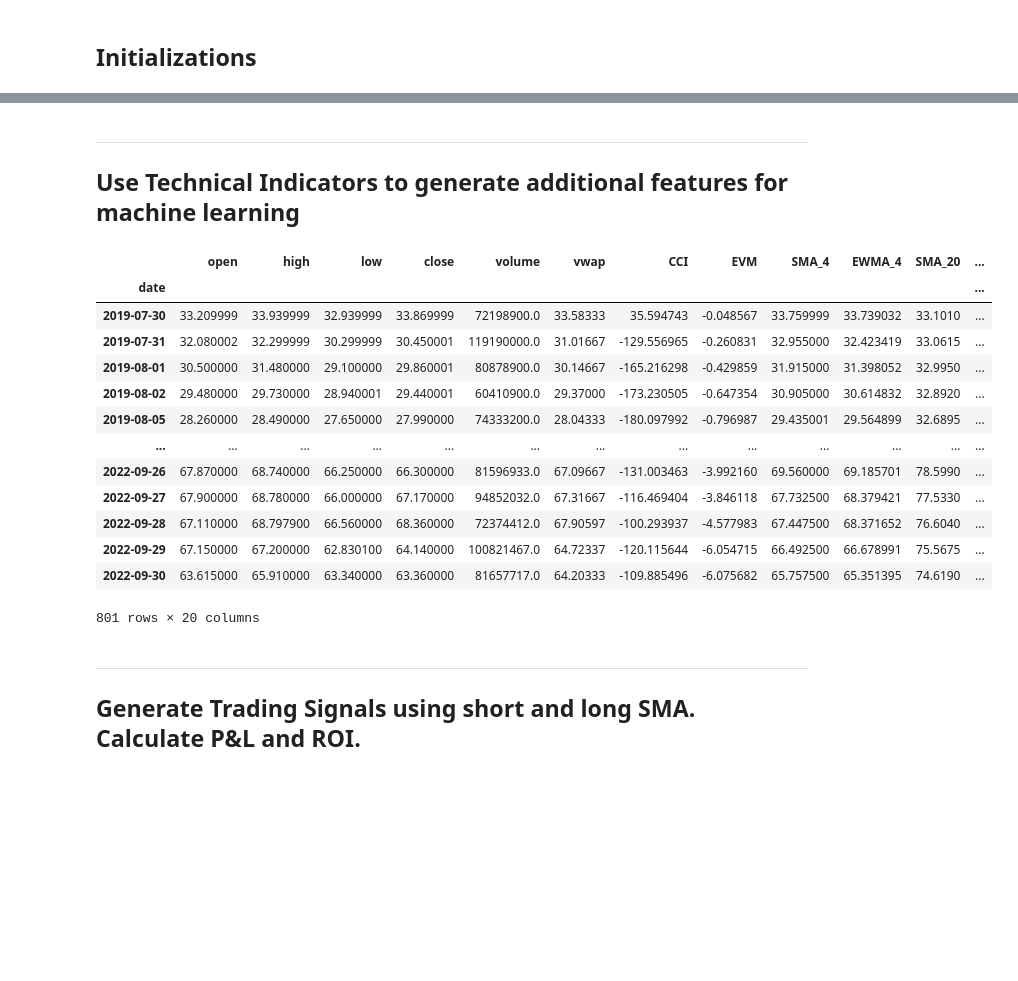
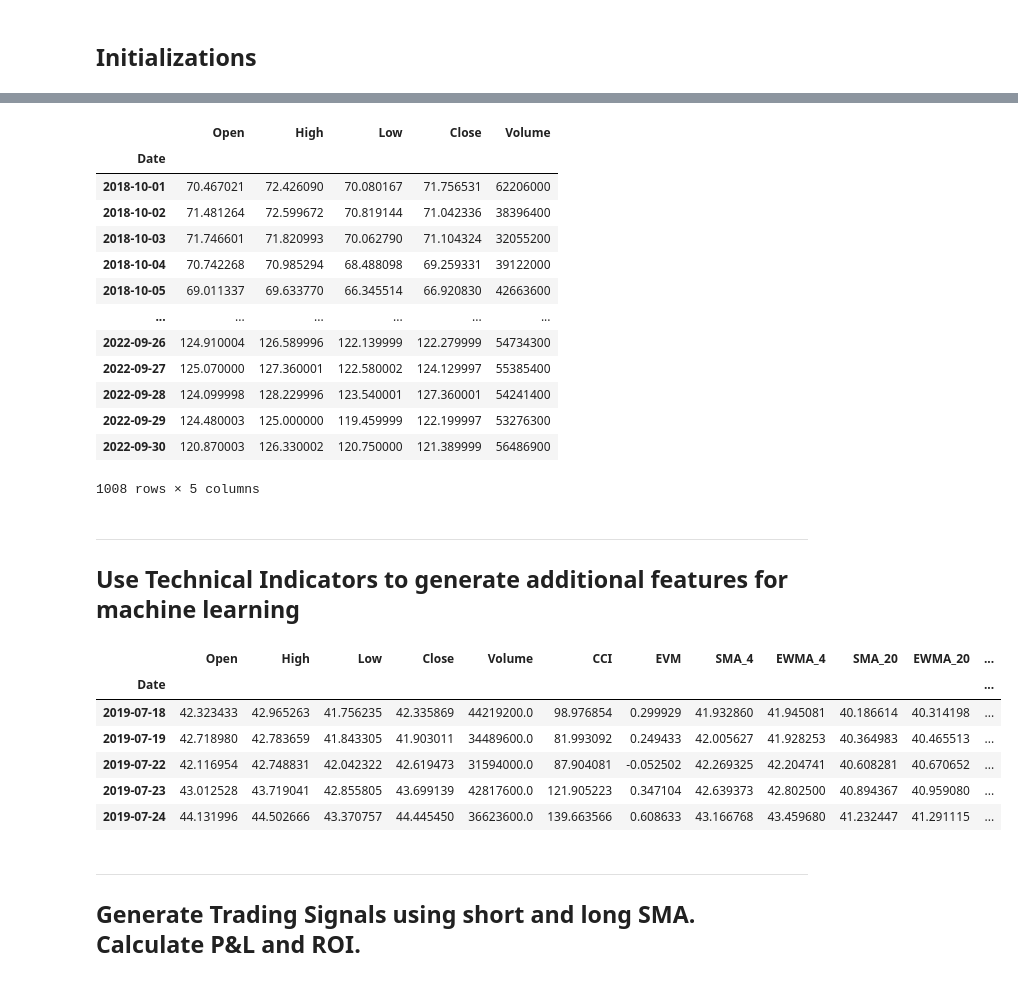
Before and after one commit to jamestan8292/Trading_Bot, a Jupyter notebook: main_ml.ipynb, the cells around one changed output, grey strips where cells are left out. Drawn from its saved outputs; the diff is of its cells as text; code cells hidden in the pictures; blank space fills up the shorter version.

```diff
--- a/main_ml.ipynb
+++ b/main_ml.ipynb
@@ -46,9 +30,12 @@ alpaca = tradeapi.REST(alpaca_api_key, alpaca_secret_key, api_version = "v2")
 # %% [markdown]
 ## Initializations
 # %%
-ticker = 'AMD'
+ticker = 'NVDA'
+stock_data_period = '4y'
+stock_data_interval = '1d'
 
-filepath = ('./Resources/' + str(ticker) +'_data.csv') # daily data
+outfile = ('./Resources/' + str(ticker) +'_out.csv') # output data for review
+
 num_periods = "1000"
 timeframe = "1Day"
 short_window = 4
@@ -114,31 +52,47 @@ data
+# %%
+# Get live stock data
+df = pd.DataFrame()
+df = df.ta.ticker(ticker, period = stock_data_period, interval = stock_data_interval)
+df.drop(columns=['Dividends', 'Stock Splits'],inplace=True,axis=1)
+df
+# %% [output]
+|  | Open | High | Low | Close | Volume |
+| Date |  |  |  |  |  |
+| 2018-10-01 | 70.467021 | 72.426090 | 70.080167 | 71.756531 | 62206000 |
+| 2018-10-02 | 71.481264 | 72.599672 | 70.819144 | 71.042336 | 38396400 |
+| 2018-10-03 | 71.746601 | 71.820993 | 70.062790 | 71.104324 | 32055200 |
+| 2018-10-04 | 70.742268 | 70.985294 | 68.488098 | 69.259331 | 39122000 |
+| 2018-10-05 | 69.011337 | 69.633770 | 66.345514 | 66.920830 | 42663600 |
+| ... | ... | ... | ... | ... | ... |
+| 2022-09-26 | 124.910004 | 126.589996 | 122.139999 | 122.279999 | 54734300 |
+| 2022-09-27 | 125.070000 | 127.360001 | 122.580002 | 124.129997 | 55385400 |
+| 2022-09-28 | 124.099998 | 128.229996 | 123.540001 | 127.360001 | 54241400 |
+| 2022-09-29 | 124.480003 | 125.000000 | 119.459999 | 122.199997 | 53276300 |
+| 2022-09-30 | 120.870003 | 126.330002 | 120.750000 | 121.389999 | 56486900 |
+1008 rows × 5 columns
 # %% [markdown]
 ___
 ## Use Technical Indicators to generate additional features for machine learning
 # %%
 # Add technical indicators to dataframe
-data = ti.CCI(data, CCI_period) # Feature - CCI (Commodity Channel Index)
-data = ti.EVM(data, EVM_period) # Feature - EVM (Ease of Movement)
-data = ti.SMA_EWMA(data, SMA_EWMA_period_list) # Features - SMA (Simple Moving Average) & EWMA (Exponentially Weighted Moving Average)
-data = ti.ROC(data, ROC_period) # Feature - ROC (price Rate Of Change)
-data = ti.BBands(data, BBands_period) # Feature - Bolinger Bands
-data = ti.FI(data, FI_period) # Feature - Force Index
-data = data.dropna().astype('float')
-data
+df = ti.CCI(df, CCI_period) # Feature - CCI (Commodity Channel Index)
+df = ti.EVM(df, EVM_period) # Feature - EVM (Ease of Movement)
+df = ti.SMA_EWMA(df, SMA_EWMA_period_list) # Features - SMA (Simple Moving Average) & EWMA (Exponentially Weighted Moving Average)
+df = ti.ROC(df, ROC_period) # Feature - ROC (price Rate Of Change)
+df = ti.BBands(df, BBands_period) # Feature - Bolinger Bands
+df = ti.FI(df, FI_period) # Feature - Force Index
+df = df.dropna().astype('float')
+
+# df.to_csv(outfile)
+df.head()
 # %% [output]
-|  | open | high | low | close | volume | vwap | CCI | EVM | SMA_4 | EWMA_4 | SMA_20 | ... |
-| date |  |  |  |  |  |  |  |  |  |  |  | ... |
-| 2019-07-30 | 33.209999 | 33.939999 | 32.939999 | 33.869999 | 72198900.0 | 33.58333 | 35.594743 | -0.048567 | 33.759999 | 33.739032 | 33.1010 | ... |
-| 2019-07-31 | 32.080002 | 32.299999 | 30.299999 | 30.450001 | 119190000.0 | 31.01667 | -129.556965 | -0.260831 | 32.955000 | 32.423419 | 33.0615 | ... |
-| 2019-08-01 | 30.500000 | 31.480000 | 29.100000 | 29.860001 | 80878900.0 | 30.14667 | -165.216298 | -0.429859 | 31.915000 | 31.398052 | 32.9950 | ... |
-| 2019-08-02 | 29.480000 | 29.730000 | 28.940001 | 29.440001 | 60410900.0 | 29.37000 | -173.230505 | -0.647354 | 30.905000 | 30.614832 | 32.8920 | ... |
-| 2019-08-05 | 28.260000 | 28.490000 | 27.650000 | 27.990000 | 74333200.0 | 28.04333 | -180.097992 | -0.796987 | 29.435001 | 29.564899 | 32.6895 | ... |
-| ... | ... | ... | ... | ... | ... | ... | ... | ... | ... | ... | ... | ... |
-| 2022-09-26 | 67.870000 | 68.740000 | 66.250000 | 66.300000 | 81596933.0 | 67.09667 | -131.003463 | -3.992160 | 69.560000 | 69.185701 | 78.5990 | ... |
-| 2022-09-27 | 67.900000 | 68.780000 | 66.000000 | 67.170000 | 94852032.0 | 67.31667 | -116.469404 | -3.846118 | 67.732500 | 68.379421 | 77.5330 | ... |
-| 2022-09-28 | 67.110000 | 68.797900 | 66.560000 | 68.360000 | 72374412.0 | 67.90597 | -100.293937 | -4.577983 | 67.447500 | 68.371652 | 76.6040 | ... |
-| 2022-09-29 | 67.150000 | 67.200000 | 62.830100 | 64.140000 | 100821467.0 | 64.72337 | -120.115644 | -6.054715 | 66.492500 | 66.678991 | 75.5675 | ... |
-| 2022-09-30 | 63.615000 | 65.910000 | 63.340000 | 63.360000 | 81657717.0 | 64.20333 | -109.885496 | -6.075682 | 65.757500 | 65.351395 | 74.6190 | ... |
+|  | Open | High | Low | Close | Volume | CCI | EVM | SMA_4 | EWMA_4 | SMA_20 | EWMA_20 | ... |
+| Date |  |  |  |  |  |  |  |  |  |  |  | ... |
+| 2019-07-18 | 42.323433 | 42.965263 | 41.756235 | 42.335869 | 44219200.0 | 98.976854 | 0.299929 | 41.932860 | 41.945081 | 40.186614 | 40.314198 | ... |
+| 2019-07-19 | 42.718980 | 42.783659 | 41.843305 | 41.903011 | 34489600.0 | 81.993092 | 0.249433 | 42.005627 | 41.928253 | 40.364983 | 40.465513 | ... |
+| 2019-07-22 | 42.116954 | 42.748831 | 42.042322 | 42.619473 | 31594000.0 | 87.904081 | -0.052502 | 42.269325 | 42.204741 | 40.608281 | 40.670652 | ... |
+| 2019-07-23 | 43.012528 | 43.719041 | 42.855805 | 43.699139 | 42817600.0 | 121.905223 | 0.347104 | 42.639373 | 42.802500 | 40.894367 | 40.959080 | ... |
+| 2019-07-24 | 44.131996 | 44.502666 | 43.370757 | 44.445450 | 36623600.0 | 139.663566 | 0.608633 | 43.166768 | 43.459680 | 41.232447 | 41.291115 | ... |
-801 rows × 20 columns
 # %% [markdown]
 ___
 ## Generate Trading Signals using short and long SMA. Calculate P&L and ROI.
```
Also changed, not shown: parts of 30 cells of this notebook, 7 other files.
